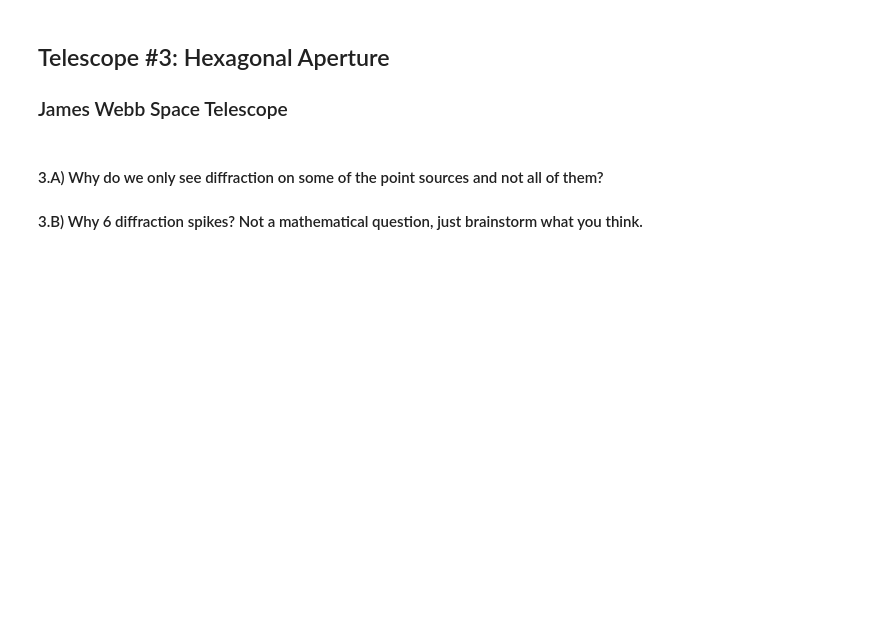
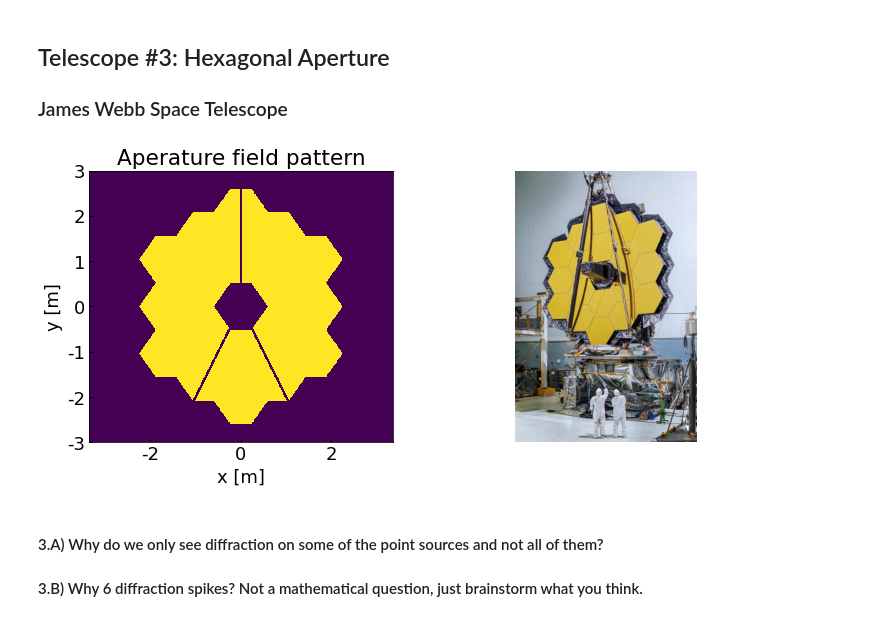
Before and after one commit to McMahonCosmologyGroup/cmbInstrumentSummerSchool, a Jupyter notebook: Notebook2_bonus_optics.ipynb, the cells around one changed output. Cells and saved outputs as stored; diff of their text form; code cells hidden in the pictures; blank space fills up the shorter version.

```diff
--- a/Notebook2_bonus_optics.ipynb
+++ b/Notebook2_bonus_optics.ipynb
@@ -264,7 +269,7 @@ L = 15.0  ## lenght of the aperture plane in meters-- this must be bigger than f
 Diam = 0.6  ## the diameter of our optic
 delta_x = L / N
 
-plot_lim = 8
+plot_lim = 3
 
 ###  make the coordinate grid
 x, y, r, phi = make_coordinate_grids(N, L)
@@ -725,33 +730,35 @@ A_temp[
         (abs(y) <= Diam * np.sqrt(3) / 2)
         & (abs(y) <= -(x - Diam) * np.sqrt(2))
         & (abs(y) <= (x + Diam) * np.sqrt(2))
     )
 ] = -1
 A += A_temp
 
 A[np.where((abs(y - 2 * x) < Diam * 0.1) & (y < 0))] = 0
 A[np.where((abs(y + 2 * x) < Diam * 0.1) & (y < 0))] = 0
 A[np.where((abs(x) < Diam * 0.1 / 2) & (y > 0))] = 0
 
 A[np.where(A == 1)] = np.max(A)
 
 plt.figure(figsize=(12, 5))
 ## plot the aperature fields
 plt.subplot(121)
 plt.pcolormesh(x, y, A)
 plt.axis("equal")
 plt.title("Aperature field pattern")
 plt.xlabel("x [m]")
 plt.ylabel("y [m]")
 plt.xlim(-plot_lim, plot_lim)
 plt.ylim(-plot_lim, plot_lim)
 plt.subplot(122)
 plt.axis("off")
 
 # reading png image
 im = img.imread("point_source_figs/" + "jwst.jpg")
 plt.imshow(im)
 plt.show()
+# %% [output]
+[figure, added]
 # %% [markdown]
 #### 3.A) Why do we only see diffraction on some of the point sources and not all of them?
 #### 3.B) Why 6 diffraction spikes? Not a mathematical question, just brainstorm what you think.
```
Also changed, not shown: parts of 3 cells of this notebook, 1 other file.
